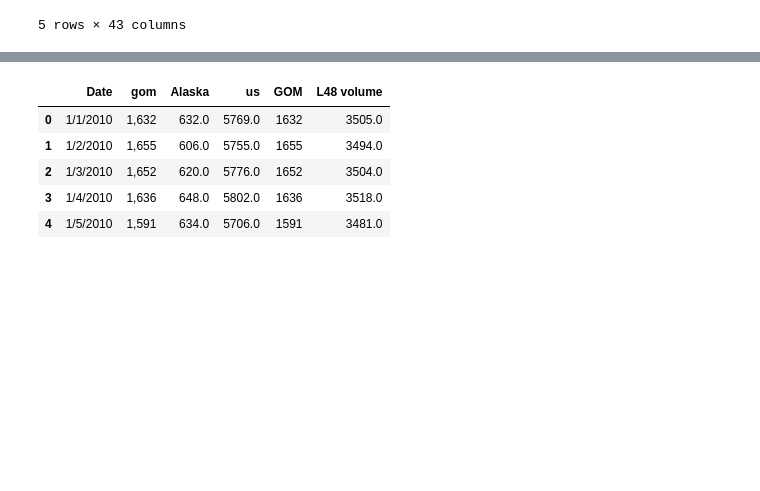
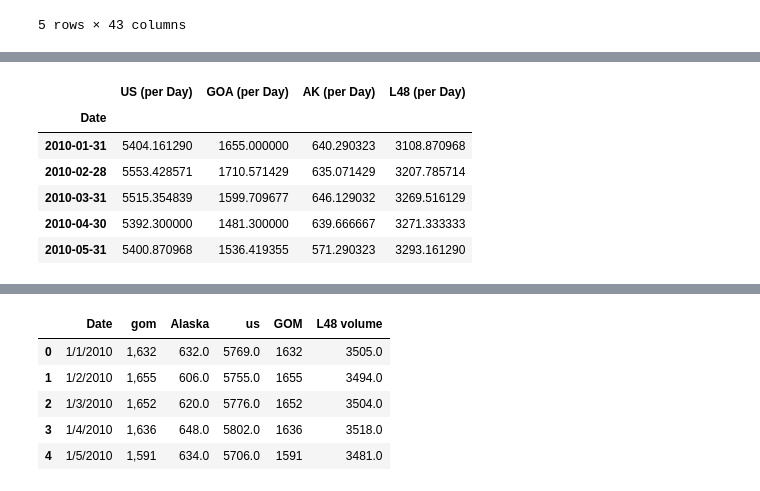
Before and after one commit to briganttinne/oilAnalysis, a Jupyter notebook: Untitled3.ipynb, the cells around one changed output, grey strips where cells are left out. Drawn from its saved outputs; the diff is of its cells as text; code cells hidden in the pictures; blank space fills up the shorter version.

```diff
--- a/Untitled3.ipynb
+++ b/Untitled3.ipynb
@@ -100,0 +185,27 @@ display(eia_df_filtered.head())
+# %%
+# Create a temporary DataFrame with 'Date' and 'days_in_month' from eia_df_filtered
+# and set 'Date' as the index for proper merging.
+days_in_month_df = eia_df_filtered[['Date', 'days_in_month']].set_index('Date')
+
+# Merge days_in_month into eia_df_selected based on the 'Date' index
+eia_df_selected = eia_df_selected.merge(days_in_month_df, left_index=True, right_index=True, how='left')
+
+# Convert US, GOA, AK, and L48 to daily rates
+eia_df_selected['US (per Day)'] = eia_df_selected['US'] / eia_df_selected['days_in_month']
+eia_df_selected['GOA (per Day)'] = eia_df_selected['GOA'] / eia_df_selected['days_in_month']
+eia_df_selected['AK (per Day)'] = eia_df_selected['AK'] / eia_df_selected['days_in_month']
+eia_df_selected['L48 (per Day)'] = eia_df_selected['L48'] / eia_df_selected['days_in_month']
+
+# Drop the original monthly columns and the 'days_in_month' column if desired
+eia_df_selected = eia_df_selected.drop(columns=['US', 'GOA', 'AK', 'L48', 'days_in_month'])
+
+# Display the head of the DataFrame to confirm the change
+display(eia_df_selected.head())
+# %% [output]
+|  | US (per Day) | GOA (per Day) | AK (per Day) | L48 (per Day) |
+| Date |  |  |  |  |
+| 2010-01-31 | 5404.161290 | 1655.000000 | 640.290323 | 3108.870968 |
+| 2010-02-28 | 5553.428571 | 1710.571429 | 635.071429 | 3207.785714 |
+| 2010-03-31 | 5515.354839 | 1599.709677 | 646.129032 | 3269.516129 |
+| 2010-04-30 | 5392.300000 | 1481.300000 | 639.666667 | 3271.333333 |
+| 2010-05-31 | 5400.870968 | 1536.419355 | 571.290323 | 3293.161290 |
```
Also changed, not shown: parts of 6 cells of this notebook.
